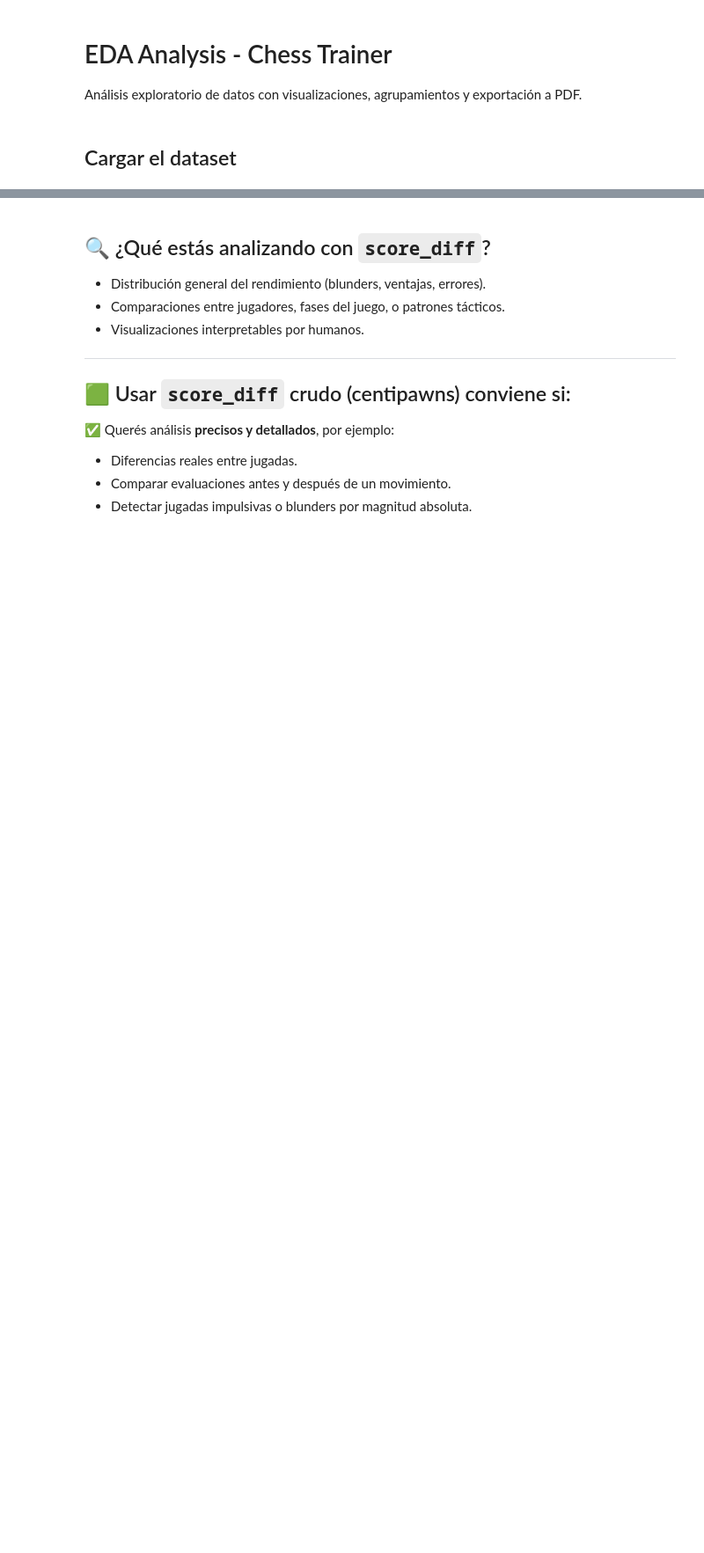
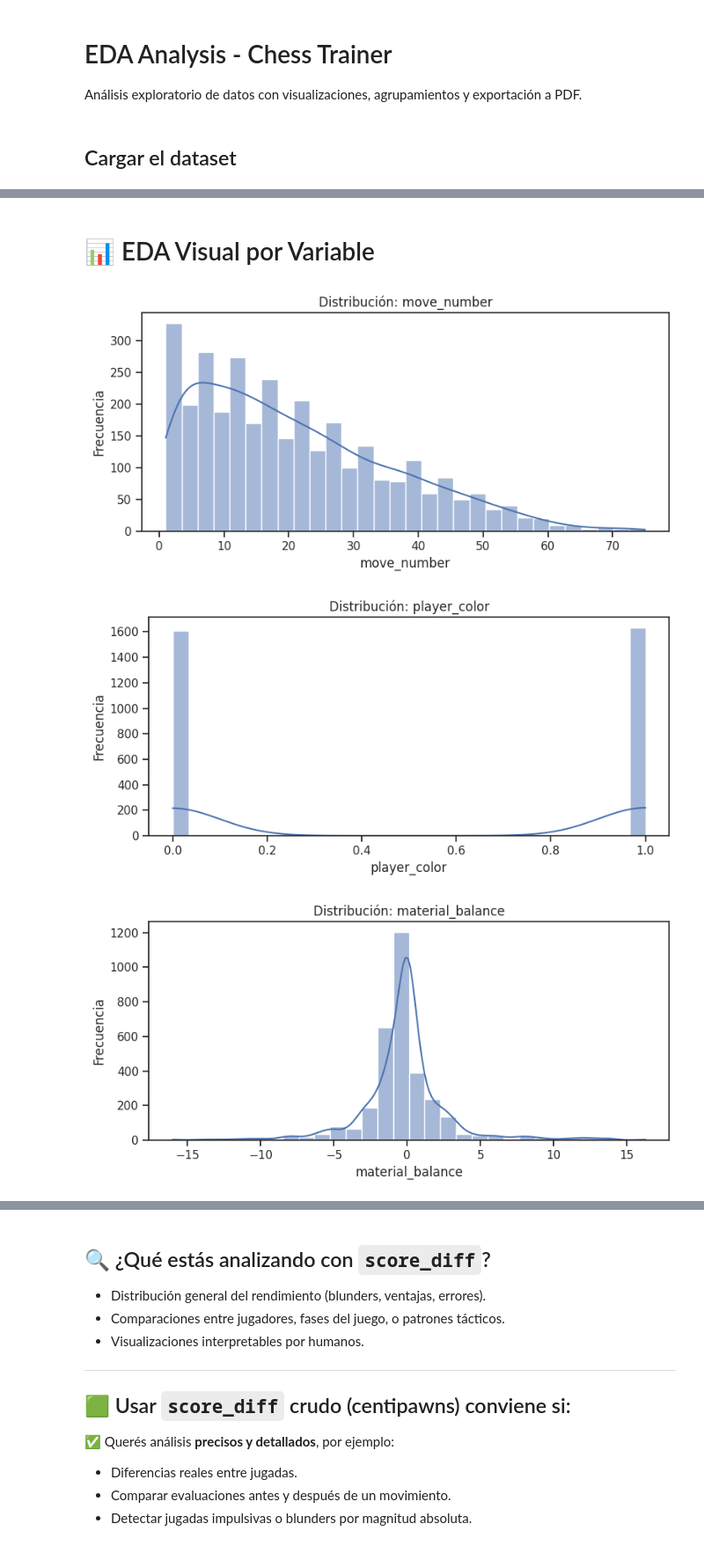
Before and after one commit to cmessoftware/chess_trainer, a Jupyter notebook: notebooks/eda_analysis.ipynb, the cells around one changed output, grey strips where cells are left out. Shown at 88% size. Cells and saved outputs as stored; diff of their text form; code cells hidden in the pictures; blank space fills up the shorter version.

```diff
--- a/notebooks/eda_analysis.ipynb
+++ b/notebooks/eda_analysis.ipynb
@@ -373,0 +6,4 @@ df.describe(include='all')
+# %%
+import pandas as pd
+
+df = pd.read_parquet("/app/src/data/export/features_dataset.parquet")
@@ -373,0 +147,21 @@ df.describe(include='all')
+# %% [markdown]
+# 📊 EDA Visual por Variable
+# %%
+# Histograma para todas las columnas numéricas útiles
+import numpy as np
+
+numeric_cols = df.select_dtypes(include=[np.number]).columns
+numeric_cols = [col for col in numeric_cols if col not in cols_to_drop]
+
+for col in numeric_cols:
+    plt.figure(figsize=(8, 4))
+    sns.histplot(df[col].dropna(), kde=True, bins=30)
+    plt.title(f"Distribución: {col}")
+    plt.xlabel(col)
+    plt.ylabel("Frecuencia")
+    plt.tight_layout()
+    plt.show()
+# %% [output]
+[figure, added]
+[figure, added]
+[figure, added]
```
Also changed, not shown: parts of 128 cells of this notebook, 47 other files.
